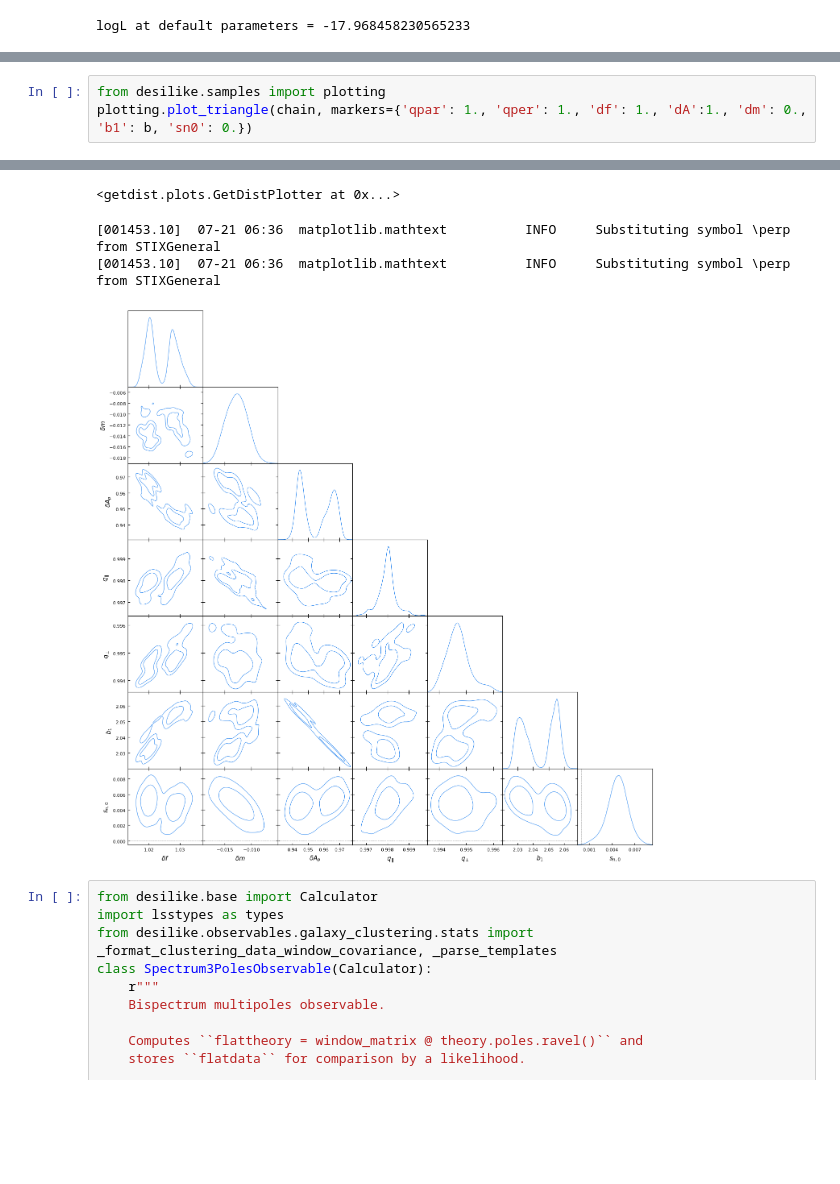
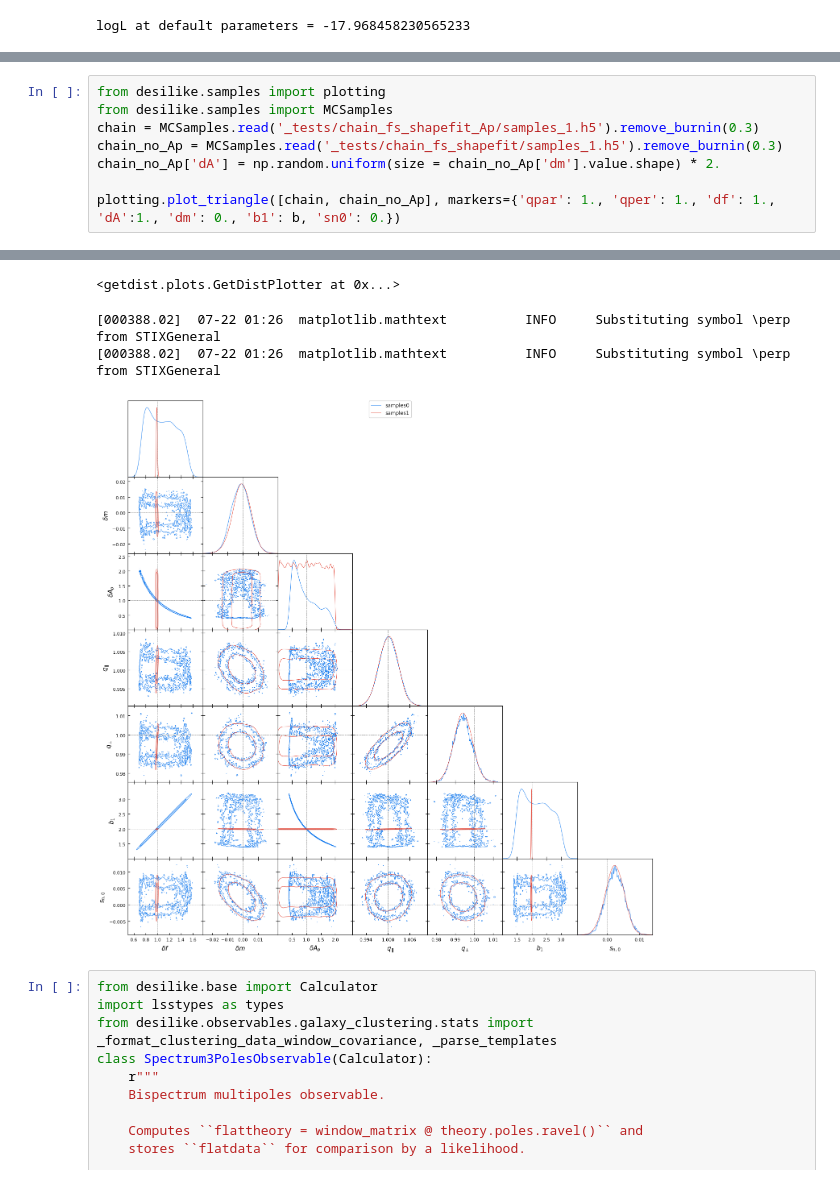
Before and after one commit to cosmodesi/desilike, a Jupyter notebook: nb/fs_shapefit_examples.ipynb, the cells around one changed output, grey strips where cells are left out. Cells and saved outputs as stored; diff of their text form; blank space fills up the shorter version.

Commit message:
Tests on shapefit with Ap inside notebook, when Ap fixed it is equivalent to the native one

```diff
--- a/nb/fs_shapefit_examples.ipynb
+++ b/nb/fs_shapefit_examples.ipynb
@@ -843,6 +853,11 @@ print(chain.to_stats(tablefmt='pretty'))
 +------+---------+---------+---------+--------+-----------------+-----------------+
 # %%
 from desilike.samples import plotting
-plotting.plot_triangle(chain, markers={'qpar': 1., 'qper': 1., 'df': 1., 'dA':1., 'dm': 0., 'b1': b, 'sn0': 0.})
+from desilike.samples import MCSamples
+chain = MCSamples.read('_tests/chain_fs_shapefit_Ap/samples_1.h5').remove_burnin(0.3)
+chain_no_Ap = MCSamples.read('_tests/chain_fs_shapefit/samples_1.h5').remove_burnin(0.3)
+chain_no_Ap['dA'] = np.random.uniform(size = chain_no_Ap['dm'].value.shape) * 2.
+
+plotting.plot_triangle([chain, chain_no_Ap], markers={'qpar': 1., 'qper': 1., 'df': 1., 'dA':1., 'dm': 0., 'b1': b, 'sn0': 0.})
 # %% [output]
 Removed no burn in
@@ -856,7 +880,7 @@ Removed no burn in
 <getdist.plots.GetDistPlotter at 0x...>
-[001453.10]  07-21 06:36  matplotlib.mathtext          INFO     Substituting symbol \perp from STIXGeneral
-[001453.10]  07-21 06:36  matplotlib.mathtext          INFO     Substituting symbol \perp from STIXGeneral
+[000388.02]  07-22 01:26  matplotlib.mathtext          INFO     Substituting symbol \perp from STIXGeneral
+[000388.02]  07-22 01:26  matplotlib.mathtext          INFO     Substituting symbol \perp from STIXGeneral
-[figure, old version]
+[figure, new version]
 # %%
 from desilike.base import Calculator
 import lsstypes as types
```
Also changed, not shown: parts of 5 cells of this notebook.
